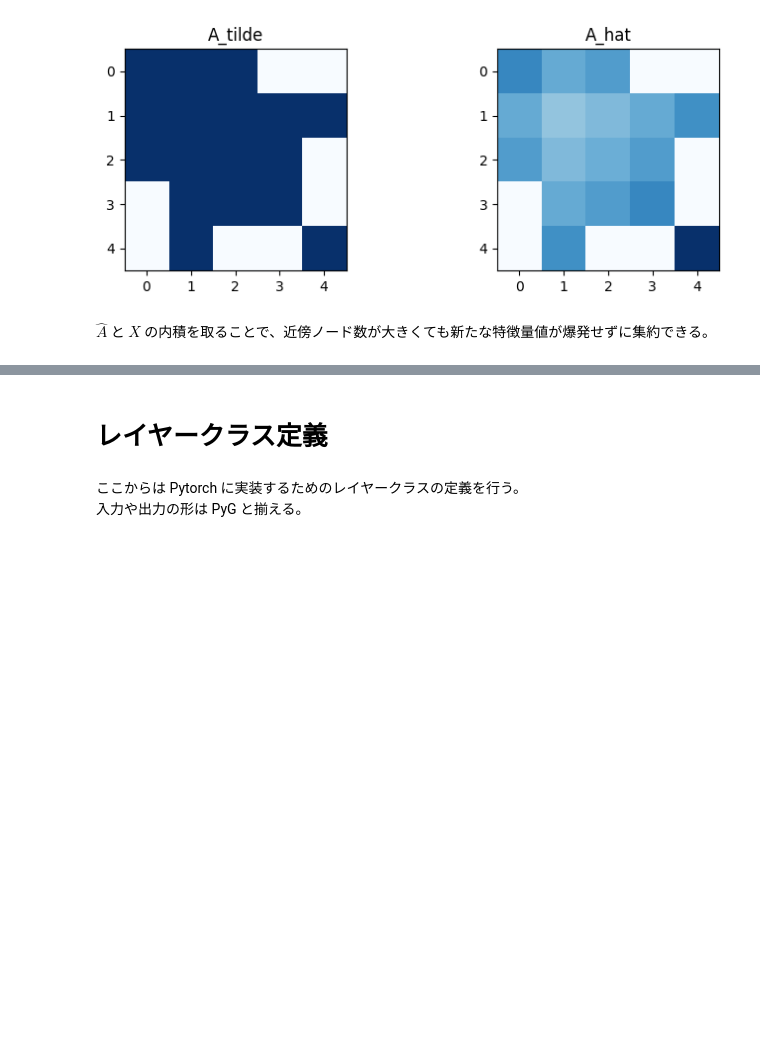
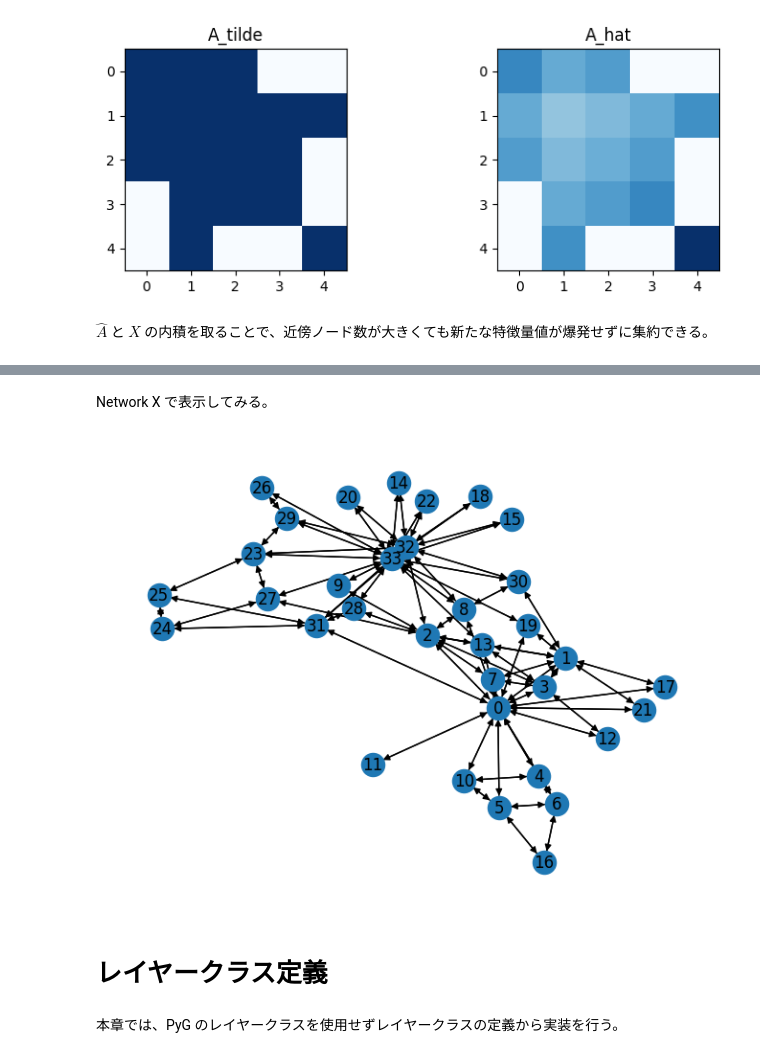
Before and after one commit to kurara-araruk/learning_GNNs, a Jupyter notebook: GCN_scratch.ipynb, the cells around one changed output, grey strips where cells are left out. Saved outputs shown, nothing was run; the diff lists cells and outputs as text; code cells hidden in the pictures; blank space fills up the shorter version.

```diff
--- a/GCN_scratch.ipynb
+++ b/GCN_scratch.ipynb
@@ -188,0 +268,19 @@ $$
+# %%
+# KarateClubデータセットの読み込みと情報の表示
+dataset = datasets.KarateClub()
+print(f"Dataset : {dataset}")
+print("=" * 30)
+print(f"グラフの数 : {len(dataset)}")
+print(f"ノード特徴量の次元数 : {dataset.num_features}")
+print(f"クラス数 : {dataset.num_classes}")
+print("=" * 30)
+data = dataset[0] # 最初のグラフを取り出す。(今回はグラフの数は1つなので全部である。)
+print(data) # x = [ノード数, 特徴量次元数], edge_index = [エッジの端点数2 (ノードa -> b的な), エッジの数], y = [正解データが格納されてる], train_mask = どのノードを訓練データにするかの配列
+print(data.train_mask) # train_maskを見てみる。 -> 0, 4, 8, 24 のノードが訓練データとして使用されるらしい。
+print("=" * 30)
+print(f"ノードの数 : {data.num_nodes}")
+print(f"エッジの数 : {data.num_edges}")
+print(f"訓練に使うノードの数 : {data.train_mask.sum()}")
+print(f"孤立したノードが存在するか : {data.has_isolated_nodes()}")
+print(f"自己ループはあるか : {data.has_self_loops()}")
+print(f"無向グラフか : {data.is_undirected()}")
@@ -189,8 +306,15 @@ $$
+# %% [markdown]
+Network X で表示してみる。
+# %%
+# 今回はクラスごとに色をつけない
+nxg = to_networkx(data)
+nx.draw(nxg, with_labels=True)
+# %% [output]
+[figure, added]
 # %% [markdown]
 # レイヤークラス定義
-# %% [markdown]
-ここからは Pytorch に実装するためのレイヤークラスの定義を行う。 \
-入力や出力の形は PyG と揃える。
+# %% [markdown]
+本章では、PyG のレイヤークラスを使用せずレイヤークラスの定義から実装を行う。
 # %%
 class GCNlayer(nn.Module):
     def __init__(
```
Also changed, not shown: parts of 15 cells of this notebook.
